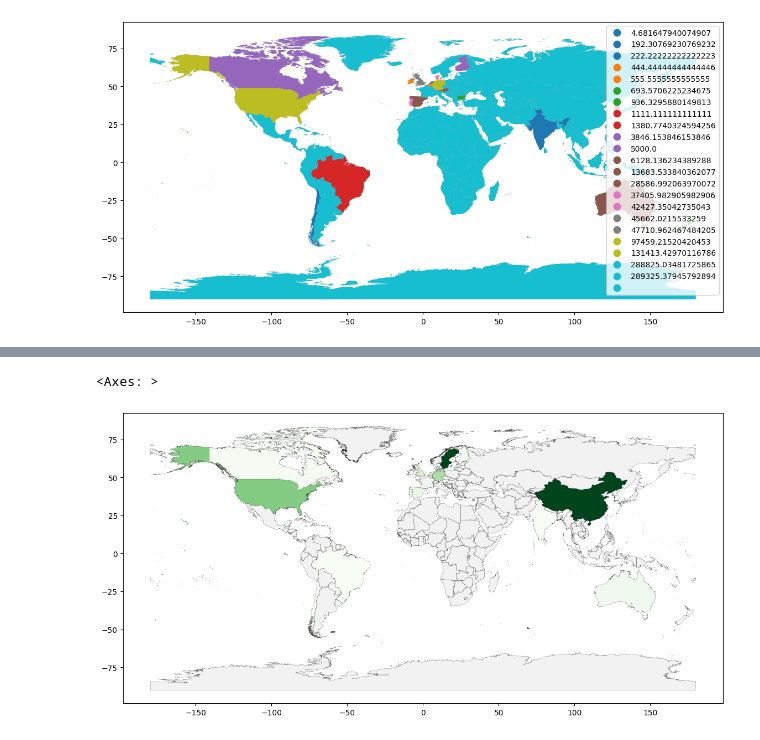
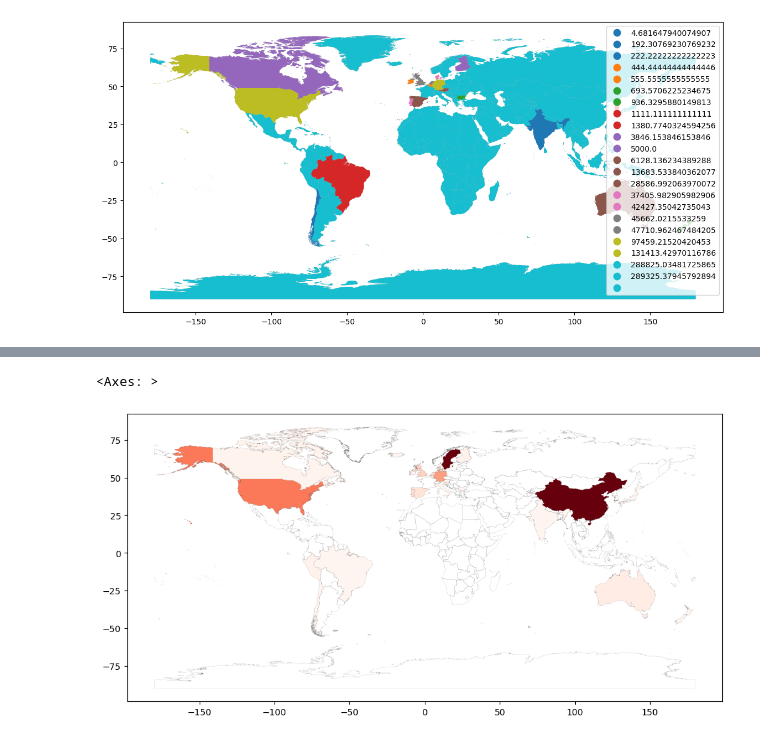
Before and after one commit to paulkubella/pk_H2_an_01, a Jupyter notebook: notebooks/h2_IEA_2024.ipynb, the cells around one changed output, grey strips where cells are left out. Cells and saved outputs as stored; diff of their text form; code cells hidden in the pictures.

```diff
--- a/notebooks/h2_IEA_2024.ipynb
+++ b/notebooks/h2_IEA_2024.ipynb
@@ -491,10 +506,11 @@ world2.head(5)
 | 3 | Admin-0 country | 0 | 3 | Bolivia | BOL | 0 | 2 | Sovereign country | 1 | Bolivia | ... |
 | 4 | Admin-0 country | 0 | 2 | Peru | PER | 0 | 2 | Sovereign country | 1 | Peru | ... |
 # %%
-world2["geometry"] = world2.buffer(0)
-fig, ax = plt.subplots(figsize=(14, 10))
-world2.plot(ax=ax, alpha=0.1, color="grey", edgecolor="black", linewidth=0.5)
-world2.plot("Production", ax=ax, cmap="Greens", edgecolor="black", linewidth=0.1, legend=False, missing_kwds={"color": "none"})
+fig, ax = plt.subplots(figsize=(12, 10))
+#world2.plot(ax=ax, alpha=0.1, color="grey", edgecolor="black", linewidth=0.5)
+world2.plot("Production", ax=ax, cmap="Reds", edgecolor="black", linewidth=0.05, legend=False, missing_kwds={"color": "none"})
+
+#vmin=0, vmax=2.54e+06,
 # %% [output]
 <Axes: >
-[figure, old version]
+[figure, new version]
```
Also changed, not shown: parts of 6 cells of this notebook.
